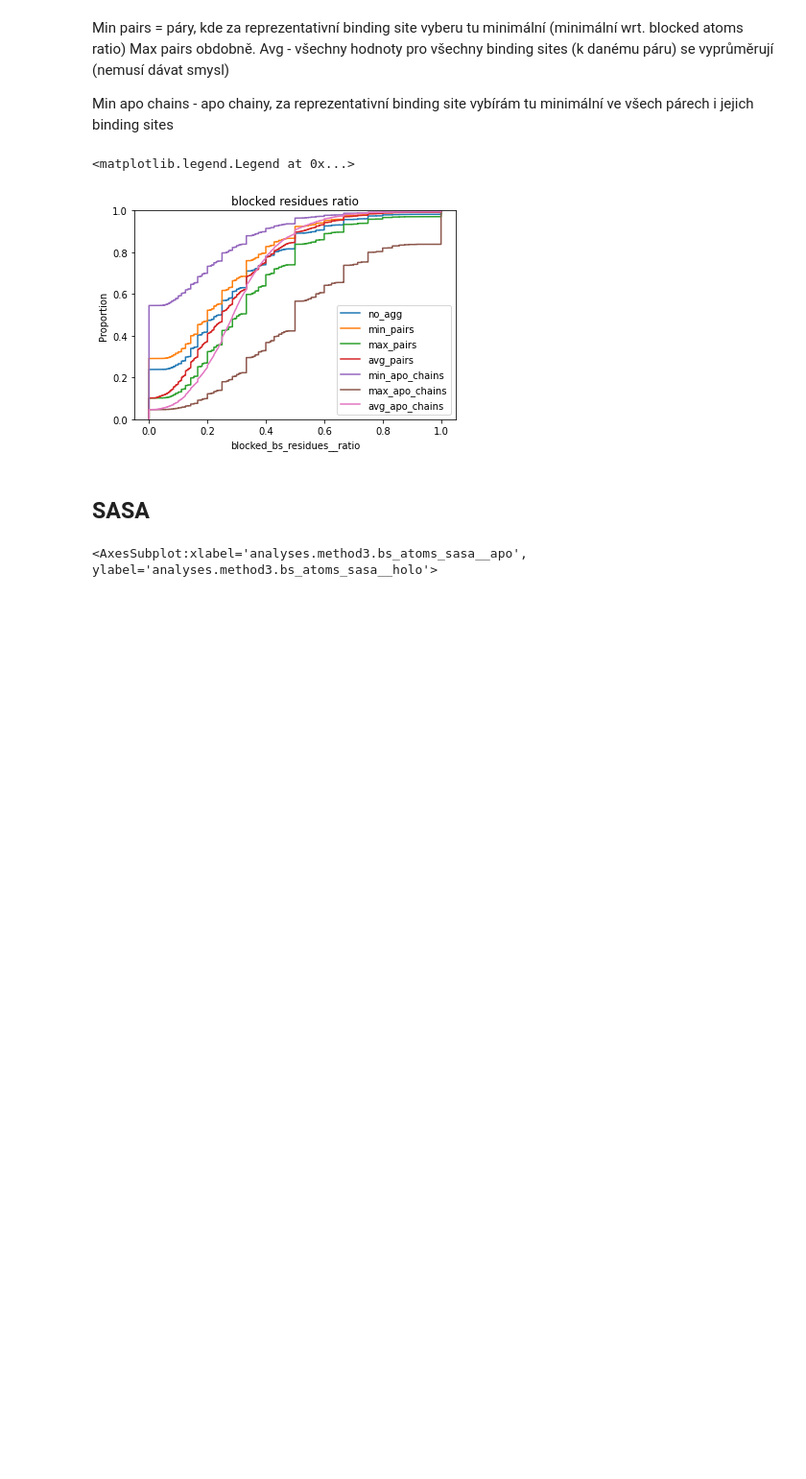
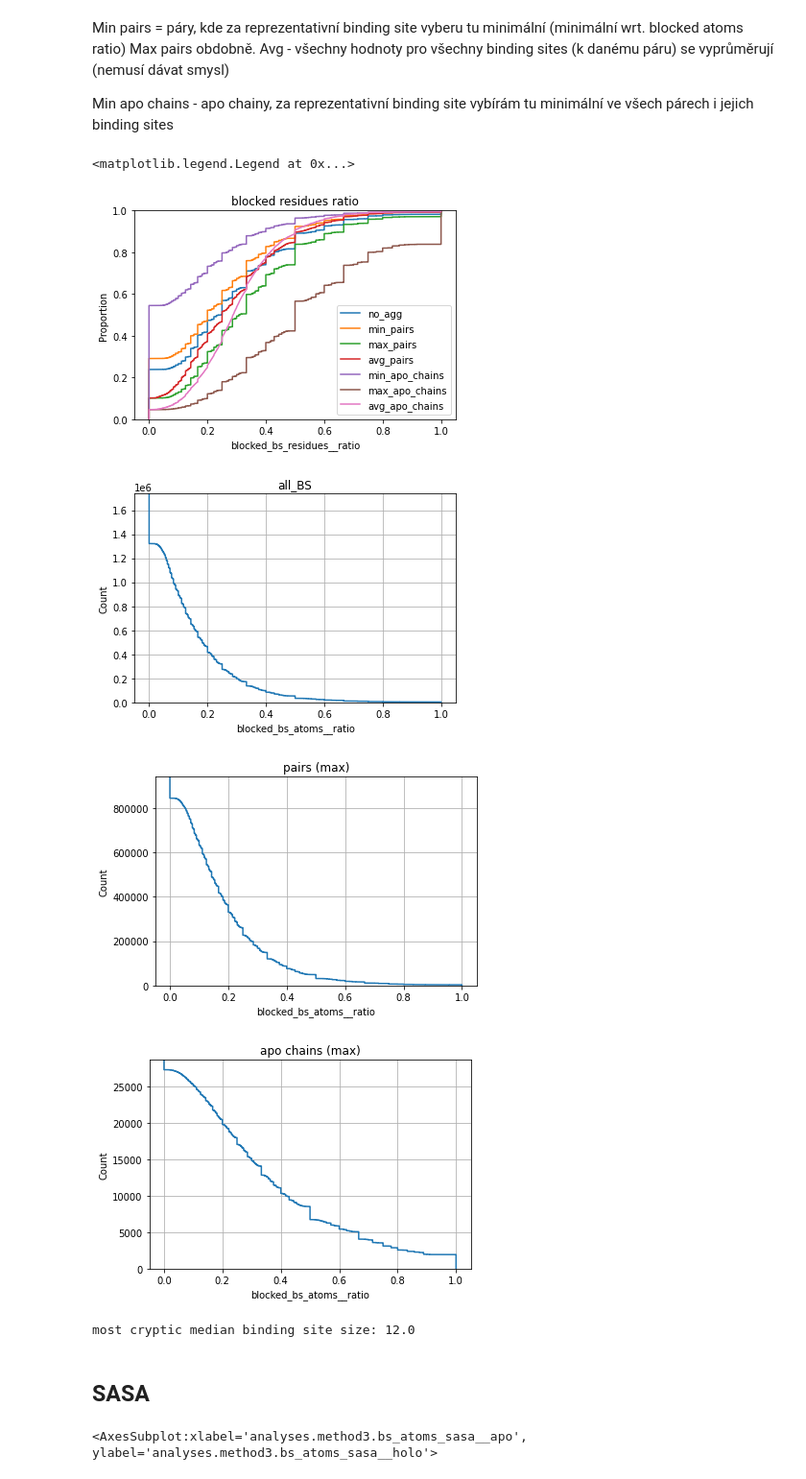
Before and after one commit to adam-kral/cryptic-binding-site-stats, a Jupyter notebook: data_processing/main.ipynb, the cells around one changed output. Shown at 96% size. Cells and saved outputs as stored; diff of their text form; code cells hidden in the pictures; blank space fills up the shorter version.

Commit message:
edcf with counts

```diff
--- a/data_processing/main.ipynb
+++ b/data_processing/main.ipynb
@@ -200,6 +200,23 @@ ax.legend()
 # %% [output]
 <matplotlib.legend.Legend at 0x...>
 [figure]
+# %%
+from matplotlib import pyplot as plt
+
+
+
+for label, bs_df in (('all_BS',df), ('pairs (max)', max_pairs), ('apo chains (max)', max_apo_chains)):
+    sns.ecdfplot(bs_df, x='blocked_bs_atoms__ratio', stat='count', complementary=True).set_title(label)
+    plt.grid()
+    plt.show()
+# %% [output]
+[figure, added]
+[figure, added]
+[figure, added]
+# %%
+print('max_apo_chains median binding site size:', max_apo_chains['atom_count_statistic.binding_atoms'].median())
+# %% [output]
+most cryptic median binding site size: 12.0
 # %% [markdown]
 ## SASA
 # %%
```
Also changed, not shown: parts of 6 cells of this notebook.
